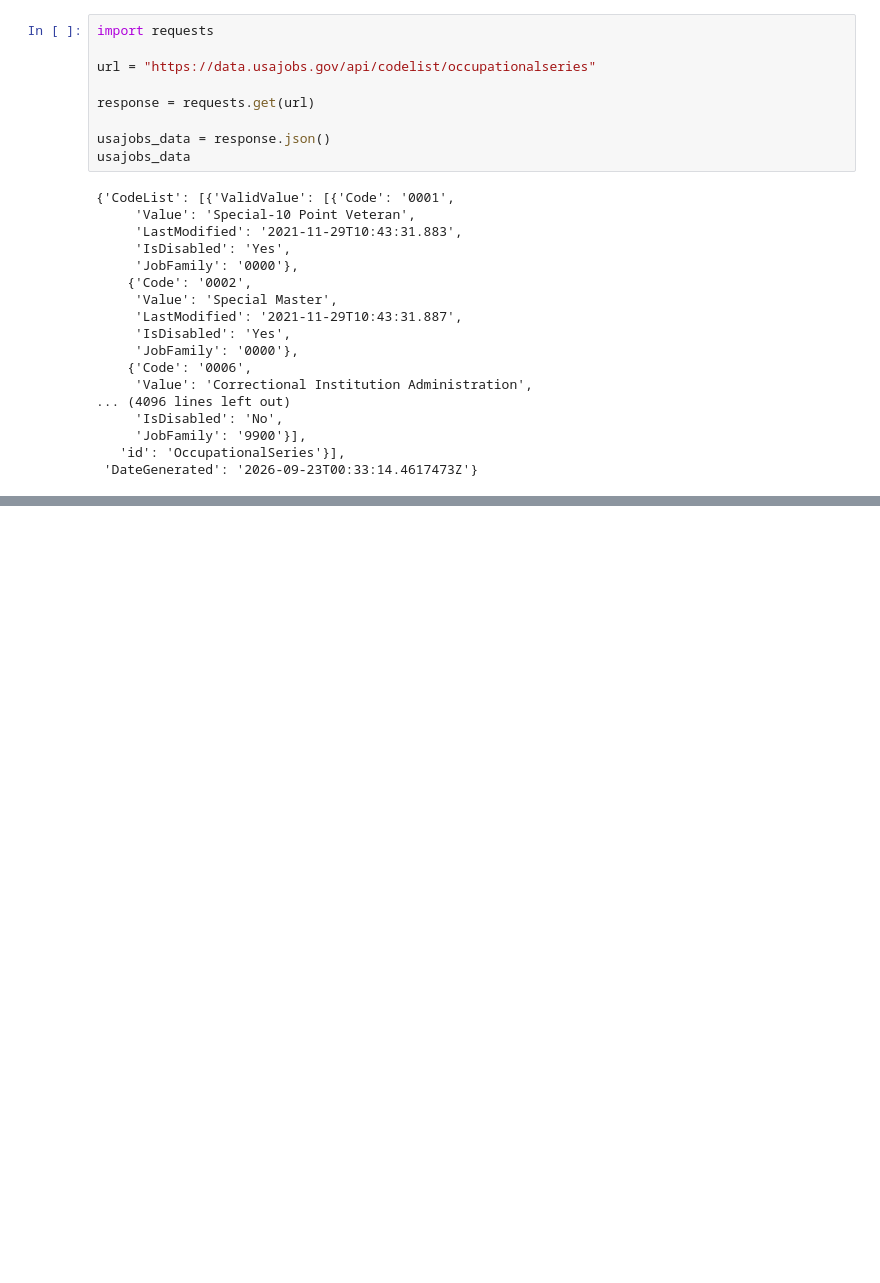
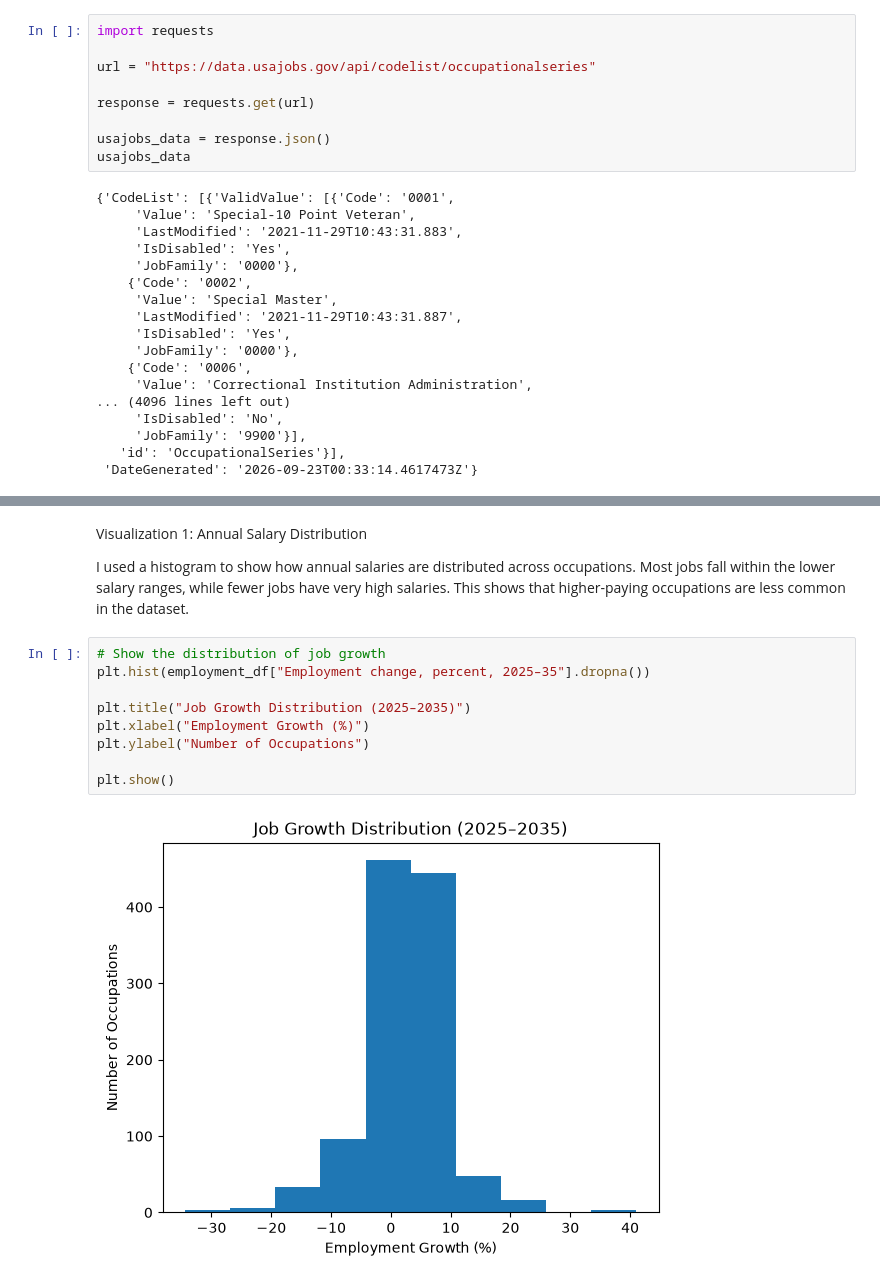
Before and after one commit to IT4063C-Fall2026/data-tech-analytics-final-project-tymis123, a Jupyter notebook: source.ipynb, the cells around one changed output, grey strips where cells are left out. Saved outputs shown, nothing was run; the diff lists cells and outputs as text; blank space fills up the shorter version.

```diff
--- a/source.ipynb
+++ b/source.ipynb
@@ -86,0 +296,15 @@ usajobs_data
+# %% [markdown]
+Visualization 1: Annual Salary Distribution
+
+I used a histogram to show how annual salaries are distributed across occupations. Most jobs fall within the lower salary ranges, while fewer jobs have very high salaries. This shows that higher-paying occupations are less common in the dataset.
+# %%
+# Show the distribution of job growth
+plt.hist(employment_df["Employment change, percent, 2025–35"].dropna())
+
+plt.title("Job Growth Distribution (2025–2035)")
+plt.xlabel("Employment Growth (%)")
+plt.ylabel("Number of Occupations")
+
+plt.show()
+# %% [output]
+[figure, added]
```
Also changed, not shown: parts of 32 cells of this notebook, 1 other file.
